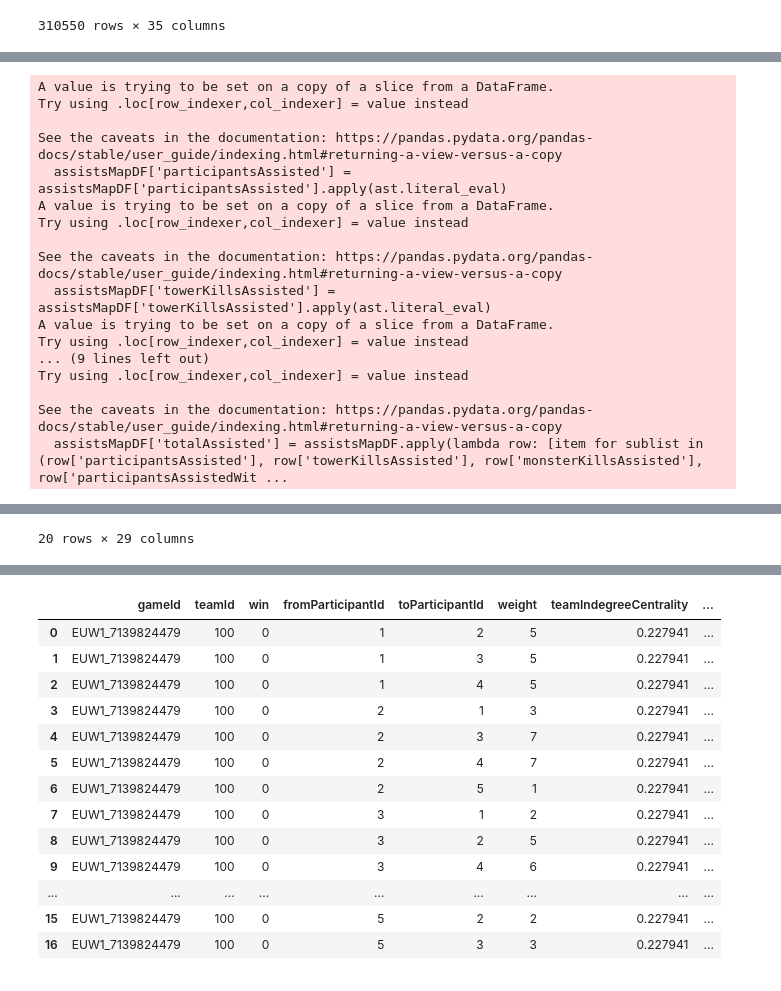
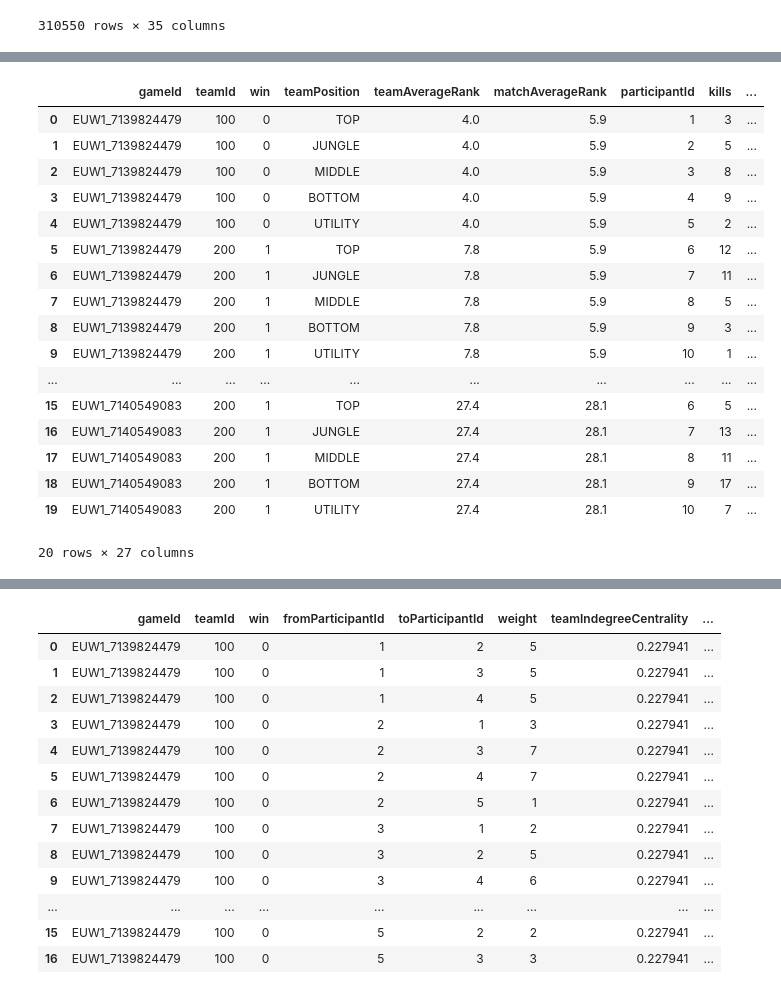
Before and after one commit to TDI-Lab/Collective-Intelligence-LoL, a Jupyter notebook: notebooks/totalMatchAnalysis.ipynb, the cells around one changed output, grey strips where cells are left out. Cells and saved outputs as stored; diff of their text form; code cells hidden in the pictures.

```diff
--- a/notebooks/totalMatchAnalysis.ipynb
+++ b/notebooks/totalMatchAnalysis.ipynb
@@ -317,47 +325,48 @@ Name: visionScore, dtype: float64
 # %%
 # create a sub-set of the dataframe from the valid matches that could be used to map assists
 assistsMapDF = filtered_valid_player_match_details_df[[
     'gameId', 'teamId', 'win', 'teamPosition', 'teamAverageRank', 'matchAverageRank', # overall match info
-    'participantId', 'kills', 'deaths', 'assists', 'participantsAssisted', 'towerKillsAssisted', 'monsterKillsAssisted', 'participantsAssistedWithPressure', # participant performance
-    'totalTeamKills', 'totalTeamAssists', 'totalTeamTurretKills', 'totalTeamEpicMonsterKills', # team performance
+    'participantId', 'kills', 'deaths', 'assists', 'participantsAssisted', 'towerKillsAssisted', 'monsterKillsAssisted', 'participantsAssistedWithPressure', 'totalAssisted', # participant performance
+    'totalTeamKills', 'totalTeamAssists', 'totalTeamTurretKills', 'totalTeamEpicMonsterKills', 'totalTeamAllKills', 'totalTeamAllAssists', # team performance
     'totalTeamGPM', 'totalTeamKPM', 'totalTeamExpPerMin', 'totalTeamVPM', 'totalTeamAPM', 'totalTeamMinionsPerMin' # per min team performance
 ]]
 
-# convert the string representation of assists list into actual lists using ast
-assistsMapDF['participantsAssisted'] = assistsMapDF['participantsAssisted'].apply(ast.literal_eval)
-assistsMapDF['towerKillsAssisted'] = assistsMapDF['towerKillsAssisted'].apply(ast.literal_eval)
-assistsMapDF['monsterKillsAssisted'] = assistsMapDF['monsterKillsAssisted'].apply(ast.literal_eval)
-assistsMapDF['participantsAssistedWithPressure'] = assistsMapDF['participantsAssistedWithPressure'].apply(ast.literal_eval)
+# # convert the string representation of assists list into actual lists using ast
+# assistsMapDF['participantsAssisted'] = assistsMapDF['participantsAssisted'].apply(ast.literal_eval)
+# assistsMapDF['towerKillsAssisted'] = assistsMapDF['towerKillsAssisted'].apply(ast.literal_eval)
+# assistsMapDF['monsterKillsAssisted'] = assistsMapDF['monsterKillsAssisted'].apply(ast.literal_eval)
+# assistsMapDF['participantsAssistedWithPressure'] = assistsMapDF['participantsAssistedWithPressure'].apply(ast.literal_eval)
 
-# concatenate the 4 lists into a single list
-assistsMapDF['totalAssisted'] = assistsMapDF.apply(lambda row: [item for sublist in (row['participantsAssisted'], row['towerKillsAssisted'], row['monsterKillsAssisted'], row['participantsAssistedWithPressure']) for item in sublist], axis=1)
+# # concatenate the 4 lists into a single list
+# assistsMapDF['totalAssisted'] = assistsMapDF.apply(lambda row: [item for sublist in (row['participantsAssisted'], row['towerKillsAssisted'], row['monsterKillsAssisted'], row['participantsAssistedWithPressure']) for item in sublist], axis=1)
 
-# new column to store the count of pressure assists per team
-totalTeamPressureAssists = assistsMapDF.groupby(['teamId', 'gameId'])['participantsAssistedWithPressure'].apply(lambda x: x.apply(len).sum()).reset_index()
-totalTeamPressureAssists.rename(columns={'participantsAssistedWithPressure': 'totalTeamPressureAssists'}, inplace=True)
-assistsMapDF = assistsMapDF.merge(totalTeamPressureAssists, on=['gameId', 'teamId'], how='inner')
+# # new column to store the count of pressure assists per team
+# totalTeamPressureAssists = assistsMapDF.groupby(['teamId', 'gameId'])['participantsAssistedWithPressure'].apply(lambda x: x.apply(len).sum()).reset_index()
+# totalTeamPressureAssists.rename(columns={'participantsAssistedWithPressure': 'totalTeamPressureAssists'}, inplace=True)
+# assistsMapDF = assistsMapDF.merge(totalTeamPressureAssists, on=['gameId', 'teamId'], how='inner')
 
 # new column that sums up team assists of all kinds; used for normalization
-assistsMapDF['totalTeamAllAssists'] = assistsMapDF['totalTeamAssists'] + assistsMapDF['totalTeamEpicMonsterKills'] + assistsMapDF['totalTeamTurretKills'] + assistsMapDF['totalTeamPressureAssists']
-assistsMapDF['totalTeamAllKills'] = assistsMapDF['totalTeamKills'] + assistsMapDF['totalTeamTurretKills'] + assistsMapDF['totalTeamEpicMonsterKills']
-assistsMapDF['intensity'] = assistsMapDF['totalTeamAllAssists'] / assistsMapDF['totalTeamAllKills']
+# assistsMapDF['totalTeamAllAssists'] = assistsMapDF['totalTeamAssists'] + assistsMapDF['monsterKillsAssisted'] + assistsMapDF['towerKillsAssisted'] + assistsMapDF['totalTeamPressureAssists']
+# assistsMapDF['totalTeamAllKills'] = assistsMapDF['totalTeamKills'] + assistsMapDF['totalTeamTurretKills'] + assistsMapDF['totalTeamEpicMonsterKills']
+# assistsMapDF['intensity'] = assistsMapDF['totalTeamAllAssists'] / assistsMapDF['totalTeamAllKills']
 
 assistsMapDF.head(20)
 # %% [output]
+|  | gameId | teamId | win | teamPosition | teamAverageRank | matchAverageRank | participantId | kills | ... |
+| 0 | EUW1_7139824479 | 100 | 0 | TOP | 4.0 | 5.9 | 1 | 3 | ... |
+| 1 | EUW1_7139824479 | 100 | 0 | JUNGLE | 4.0 | 5.9 | 2 | 5 | ... |
+| 2 | EUW1_7139824479 | 100 | 0 | MIDDLE | 4.0 | 5.9 | 3 | 8 | ... |
+| 3 | EUW1_7139824479 | 100 | 0 | BOTTOM | 4.0 | 5.9 | 4 | 9 | ... |
+| 4 | EUW1_7139824479 | 100 | 0 | UTILITY | 4.0 | 5.9 | 5 | 2 | ... |
+| 5 | EUW1_7139824479 | 200 | 1 | TOP | 7.8 | 5.9 | 6 | 12 | ... |
+| 6 | EUW1_7139824479 | 200 | 1 | JUNGLE | 7.8 | 5.9 | 7 | 11 | ... |
+| 7 | EUW1_7139824479 | 200 | 1 | MIDDLE | 7.8 | 5.9 | 8 | 5 | ... |
+| 8 | EUW1_7139824479 | 200 | 1 | BOTTOM | 7.8 | 5.9 | 9 | 3 | ... |
+| 9 | EUW1_7139824479 | 200 | 1 | UTILITY | 7.8 | 5.9 | 10 | 1 | ... |
+| ... | ... | ... | ... | ... | ... | ... | ... | ... | ... |
+| 15 | EUW1_7140549083 | 200 | 1 | TOP | 27.4 | 28.1 | 6 | 5 | ... |
+| 16 | EUW1_7140549083 | 200 | 1 | JUNGLE | 27.4 | 28.1 | 7 | 13 | ... |
+| 17 | EUW1_7140549083 | 200 | 1 | MIDDLE | 27.4 | 28.1 | 8 | 11 | ... |
+| 18 | EUW1_7140549083 | 200 | 1 | BOTTOM | 27.4 | 28.1 | 9 | 17 | ... |
+| 19 | EUW1_7140549083 | 200 | 1 | UTILITY | 27.4 | 28.1 | 10 | 7 | ... |
-A value is trying to be set on a copy of a slice from a DataFrame.
-Try using .loc[row_indexer,col_indexer] = value instead
-
-See the caveats in the documentation: https://pandas.pydata.org/pandas-docs/stable/user_guide/indexing.html#returning-a-view-versus-a-copy
-  assistsMapDF['participantsAssisted'] = assistsMapDF['participantsAssisted'].apply(ast.literal_eval)
-A value is trying to be set on a copy of a slice from a DataFrame.
-Try using .loc[row_indexer,col_indexer] = value instead
-
-See the caveats in the documentation: https://pandas.pydata.org/pandas-docs/stable/user_guide/indexing.html#returning-a-view-versus-a-copy
-  assistsMapDF['towerKillsAssisted'] = assistsMapDF['towerKillsAssisted'].apply(ast.literal_eval)
-A value is trying to be set on a copy of a slice from a DataFrame.
-Try using .loc[row_indexer,col_indexer] = value instead
-... (9 lines left out)
-Try using .loc[row_indexer,col_indexer] = value instead
-
-See the caveats in the documentation: https://pandas.pydata.org/pandas-docs/stable/user_guide/indexing.html#returning-a-view-versus-a-copy
-  assistsMapDF['totalAssisted'] = assistsMapDF.apply(lambda row: [item for sublist in (row['participantsAssisted'], row['towerKillsAssisted'], row['monsterKillsAssisted'], row['participantsAssistedWit ...
+20 rows × 27 columns
@@ -381 +372,0 @@ See the caveats in the documentation: https://pandas.pydata.org/pandas-docs/stab
-20 rows × 29 columns
```
Also changed, not shown: parts of 30 cells of this notebook.
